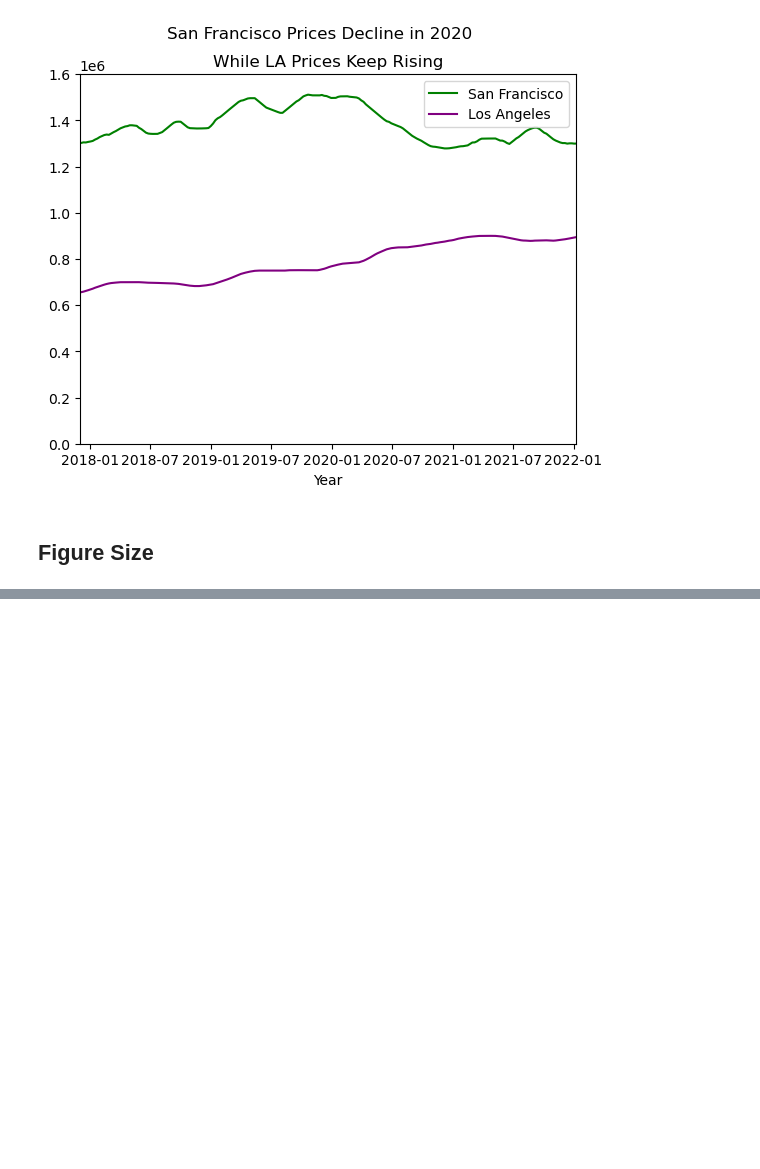
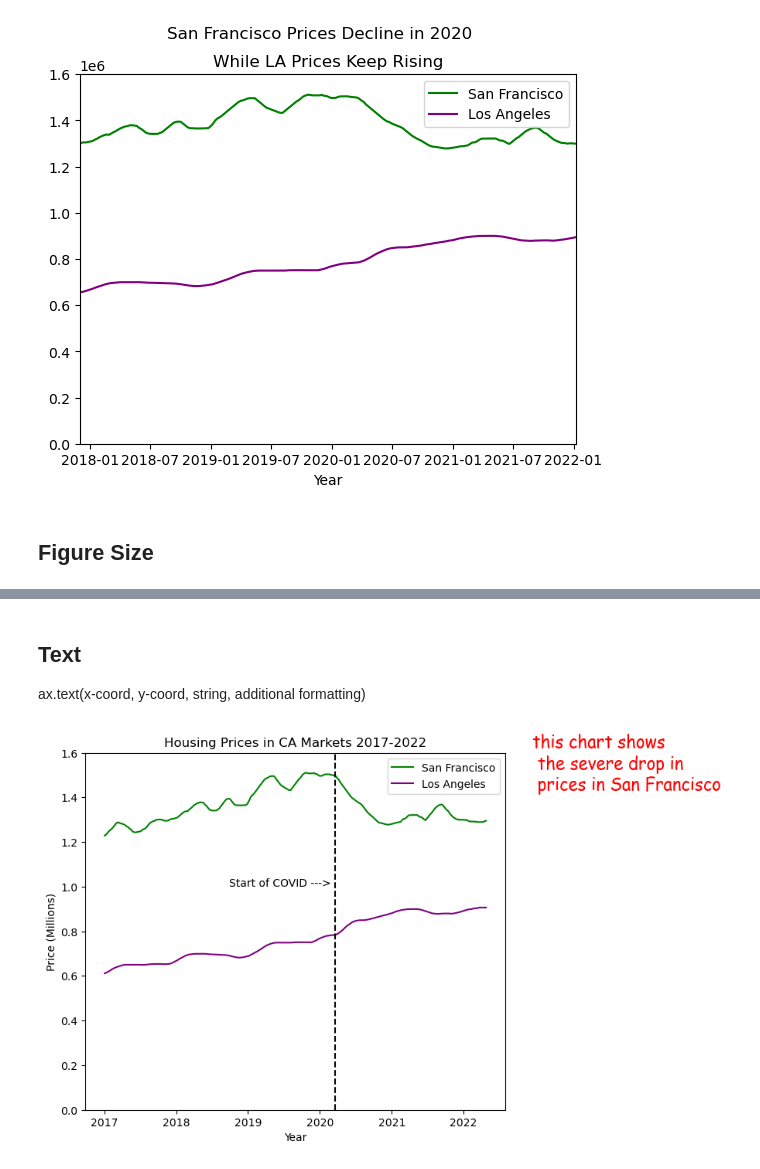
Before and after one commit to junclemente/DSIL-PythonDataViz, a Jupyter notebook: plt_fundamentals.ipynb, the cells around one changed output, grey strips where cells are left out. Saved outputs shown, nothing was run; the diff lists cells and outputs as text; code cells hidden in the pictures; blank space fills up the shorter version.

```diff
--- a/plt_fundamentals.ipynb
+++ b/plt_fundamentals.ipynb
@@ -301,0 +413,45 @@ plt.show()
+# %% [markdown]
+## Text
+
+ax.text(x-coord, y-coord, string, additional formatting)
+# %%
+fig, ax = plt.subplots(figsize=(7, 6))
+
+ax.plot(
+    ca_housing_markets.index,
+
+    ca_housing_markets['San Francisco'] / 1000000,
+    label="San Francisco",
+    color="green"
+)
+
+ax.plot(
+    ca_housing_markets.index,
+    ca_housing_markets["Los Angeles"] / 1000000,
+    label="Los Angeles",
+    color="purple"
+)
+
+ax.set_title("Housing Prices in CA Markets 2017-2022", fontsize=12)
+ax.set_xlabel("Year")
+ax.set_ylabel("Price (Millions)")
+ax.set_ylim(0, 1.6)
+
+# Add vertical line
+ax.axvline(18341, c="black", ls="--")
+
+# Add text
+ax.text(17800, 1, "Start of COVID --->")
+
+fig.text(0.95,
+         .8,
+         "this chart shows \n the severe drop in \n prices in San Francisco",
+         fontname="Comic Sans MS",
+         fontsize=16,
+         color="red")
+
+ax.legend()
+
+plt.show()
+# %% [output]
+[figure, added]
```
Also changed, not shown: parts of 10 cells of this notebook.
